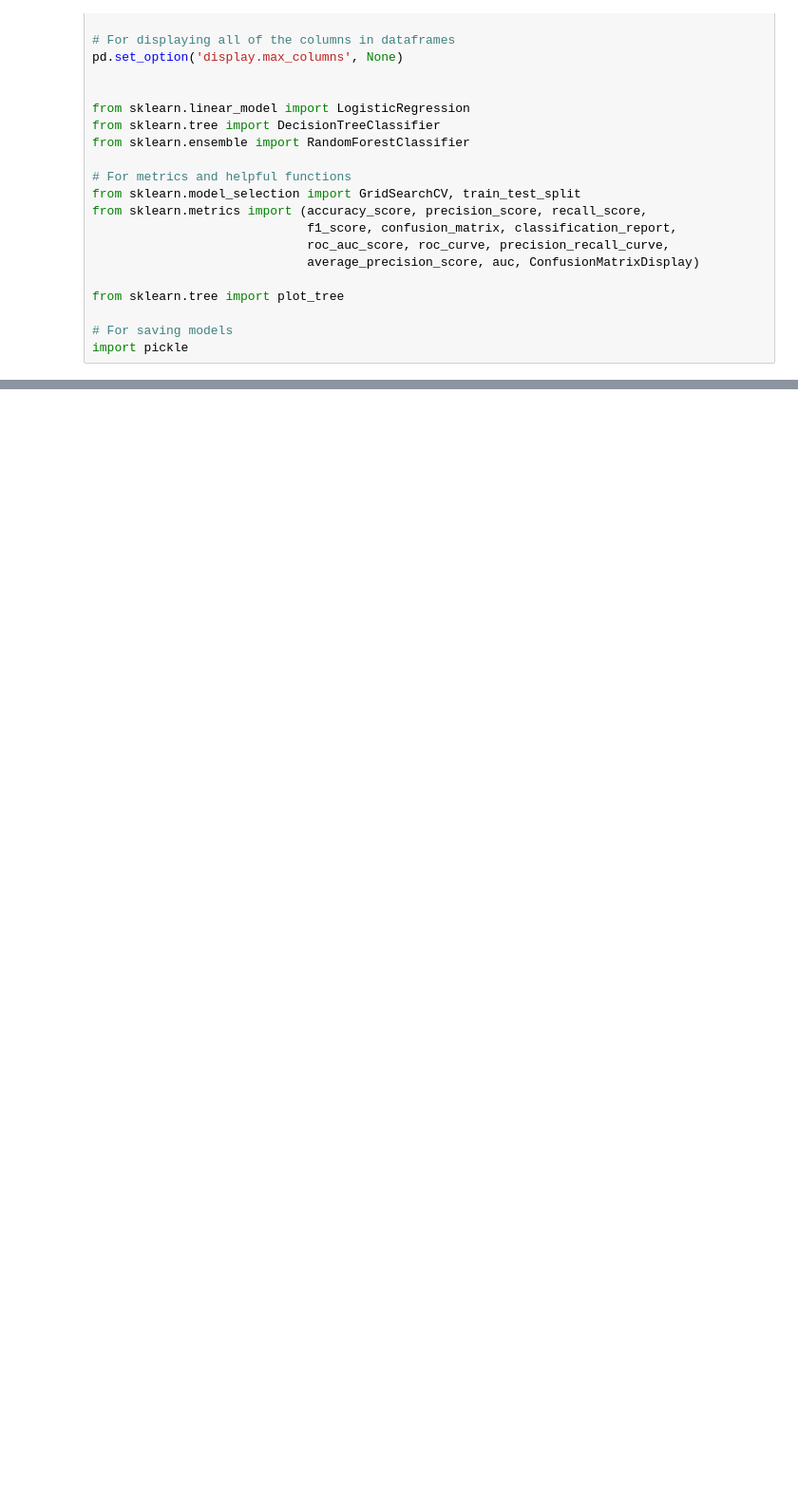
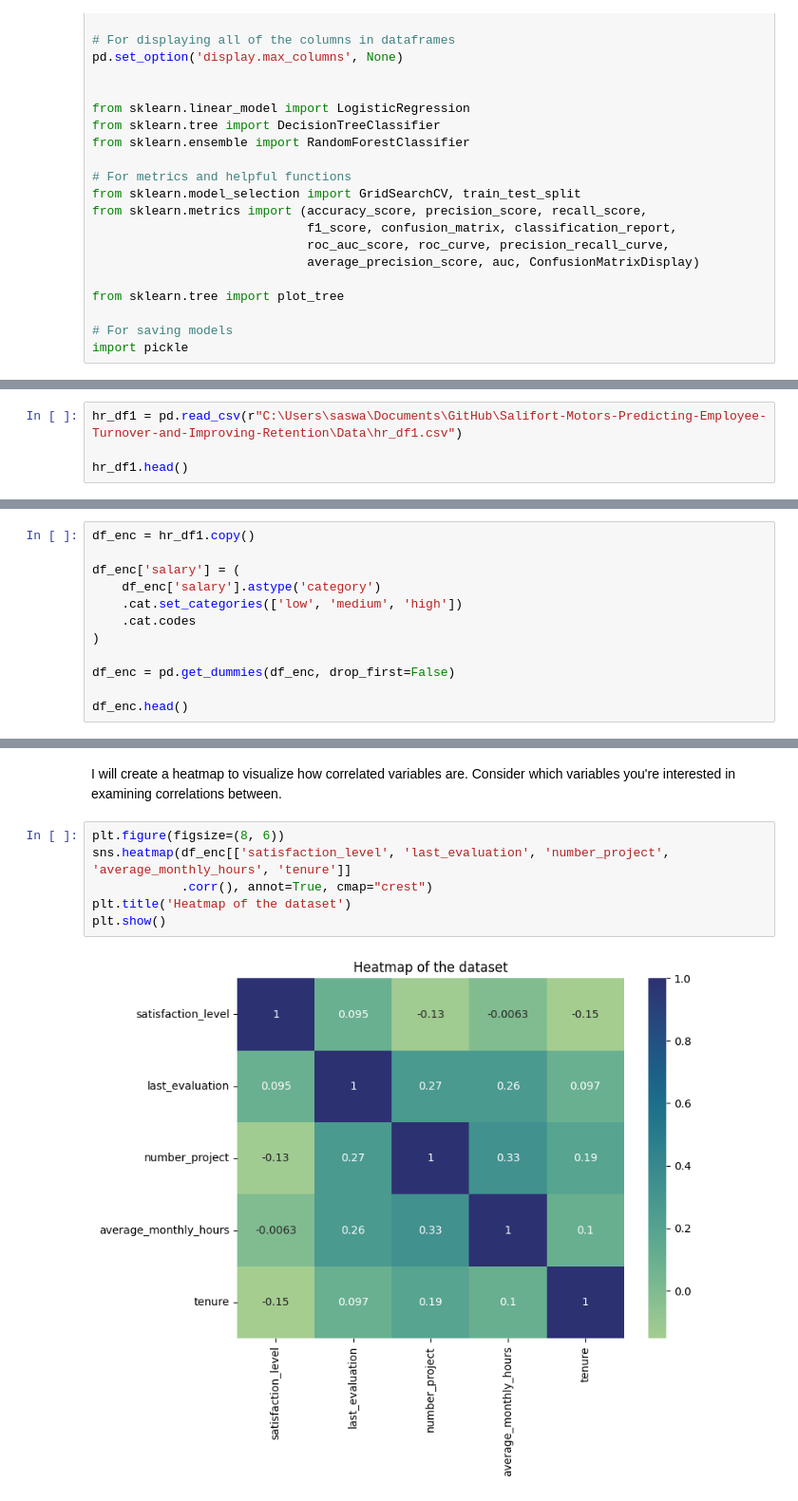
Before and after one commit to Cyberoctane29/Salifort-Motors-Predicting-Employee-Turnover-and-Improving-Retention, a Jupyter notebook: Project Parts/Salifort_Motors_Turnover_Part2_Construct_and_Execute_Includes_Modeling.ipynb, the cells around one changed output, grey strips where cells are left out. Shown at 95% size. Saved outputs shown, nothing was run; the diff lists cells and outputs as text; blank space fills up the shorter version.

```diff
--- a/Project Parts/Salifort_Motors_Turnover_Part2_Construct_and_Execute_Includes_Modeling.ipynb
+++ b/Project Parts/Salifort_Motors_Turnover_Part2_Construct_and_Execute_Includes_Modeling.ipynb
@@ -82,0 +135,4 @@ import pickle
+# %%
+hr_df1 = pd.read_csv(r"C:\Users\saswa\Documents\GitHub\Salifort-Motors-Predicting-Employee-Turnover-and-Improving-Retention\Data\hr_df1.csv")
+
+hr_df1.head()
@@ -82,0 +176,12 @@ import pickle
+# %%
+df_enc = hr_df1.copy()
+
+df_enc['salary'] = (
+    df_enc['salary'].astype('category')
+    .cat.set_categories(['low', 'medium', 'high'])
+    .cat.codes
+)
+
+df_enc = pd.get_dummies(df_enc, drop_first=False)
+
+df_enc.head()
@@ -82,0 +195,10 @@ import pickle
+# %% [markdown]
+I will create a heatmap to visualize how correlated variables are. Consider which variables you're interested in examining correlations between.
+# %%
+plt.figure(figsize=(8, 6))
+sns.heatmap(df_enc[['satisfaction_level', 'last_evaluation', 'number_project', 'average_monthly_hours', 'tenure']]
+            .corr(), annot=True, cmap="crest")
+plt.title('Heatmap of the dataset')
+plt.show()
+# %% [output]
+[figure, added]
```
Also changed, not shown: parts of 158 cells of this notebook, 6 other files.
